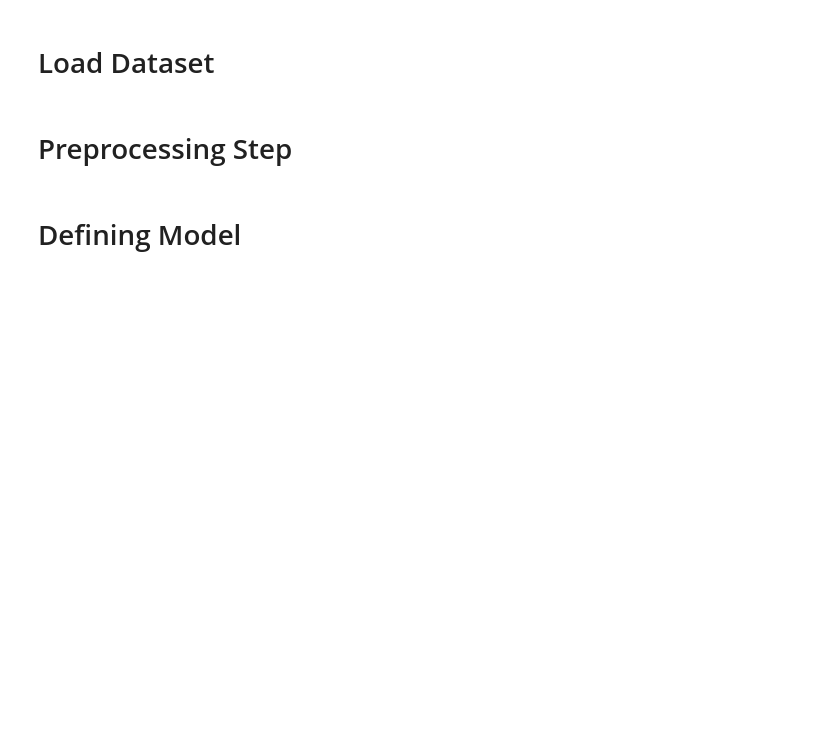
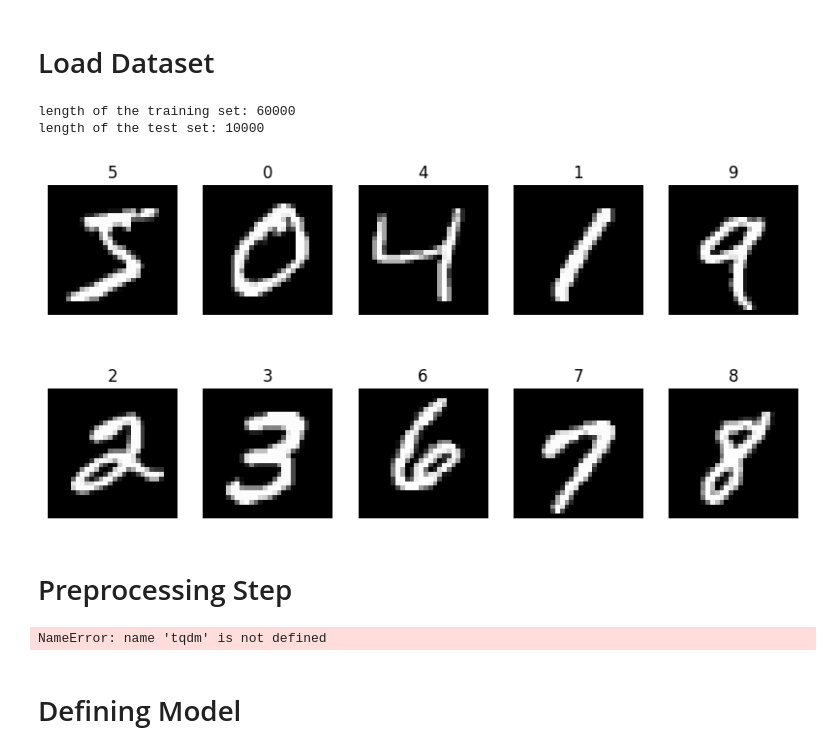
Before and after one commit to mvajhi/unsupervised-learning, a Jupyter notebook: HW3/Q3.ipynb, the cells around one changed output. Drawn from its saved outputs; the diff is of its cells as text; code cells hidden in the pictures; blank space fills up the shorter version.

```diff
--- a/HW3/Q3.ipynb
+++ b/HW3/Q3.ipynb
@@ -19,3 +5,80 @@ print('length of the test set: {}'.format(len(mnist_testset)))
+# %%
+import torch
+import torchvision
+import torchvision.datasets as datasets
+import matplotlib.pyplot as plt
+import numpy as np
+
+device = 'cuda' if torch.cuda.is_available() else 'cpu'
+
+transform = torchvision.transforms.ToTensor()
+mnist_trainset = datasets.MNIST(root='./data', train=True, download=True, transform=transform)
+mnist_testset = datasets.MNIST(root='./data', train=False, download=True, transform=transform)
+
+print('length of the training set: {}'.format(len(mnist_trainset)))
+print('length of the test set: {}'.format(len(mnist_testset)))
+
+
+figure = plt.figure(figsize=(10, 5))
+cols, rows = 5, 2
+displayed_labels = []
+
+for img, label in mnist_trainset:
+    if len(displayed_labels) == 10:
+        break
+    if label not in displayed_labels:
+        ax = figure.add_subplot(rows, cols, len(displayed_labels) + 1)
+        ax.set_title((label))
+        ax.axis("off")
+        plt.imshow(img.squeeze(), cmap="gray")
+        displayed_labels.append(label)
+
+plt.show()
+# %% [output]
+length of the training set: 60000
+length of the test set: 10000
+[figure, added]
 # %% [markdown]
 # Preprocessing Step
+# %%
+from sklearn.cluster import KMeans
+from scipy.spatial import distance
+import numpy as np
+
+train_images_np = mnist_trainset.data.numpy()
+train_labels_np = mnist_trainset.targets.numpy()
+test_images_np = mnist_testset.data.numpy()
+test_labels_np = mnist_testset.targets.numpy()
+
+n_samples, nx, ny = train_images_np.shape
+train_images_flattened = train_images_np.reshape((n_samples, -1))
+
+
+n_clusters = 200
+kmeans = KMeans(n_clusters=n_clusters)
+kmeans.fit(train_images_flattened)
+
+selected_indices = []
+
+distances = kmeans.transform(train_images_flattened)
+
+for i in tqdm(range(n_clusters), desc="select sample"):
+    indices_in_cluster = np.where(kmeans.labels_ == i)[0]
+    cluster_distances = distances[indices_in_cluster, i]
+    index_of_closest_in_cluster = np.argmin(cluster_distances)
+    original_index = indices_in_cluster[index_of_closest_in_cluster]
+    selected_indices.append(original_index)
+
+all_indices = np.arange(len(train_images_np))
+unlabeled_indices = np.setdiff1d(all_indices, selected_indices)
+
+train_x = train_images_np[selected_indices]
+train_y_raw = train_labels_np[selected_indices]
+
+train_unlabeled = train_images_np[unlabeled_indices]
+
+test_x = test_images_np
+test_y_raw = test_labels_np
+# %% [output]
+NameError: name 'tqdm' is not defined
 # %%
```
Also changed, not shown: parts of 5 cells of this notebook.
